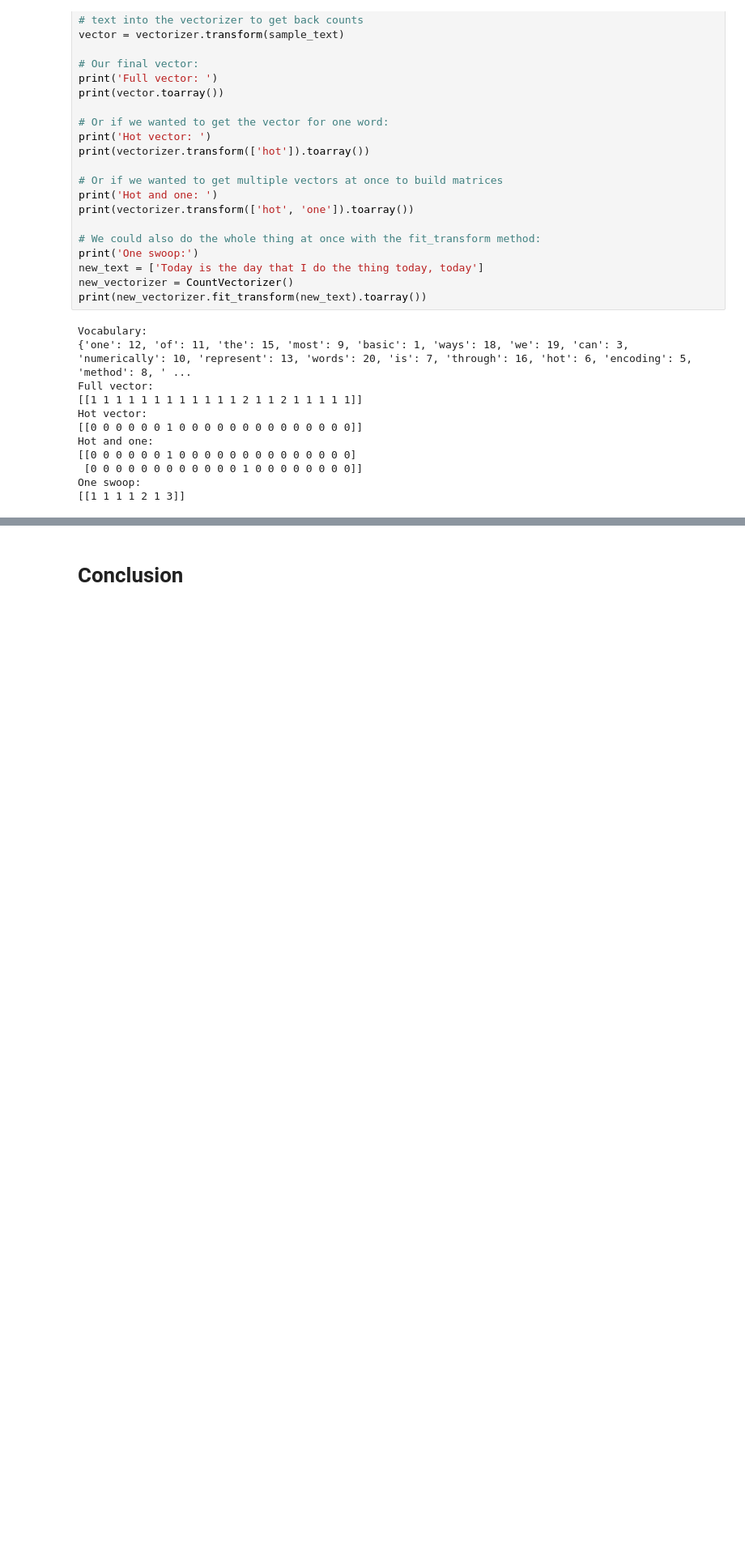
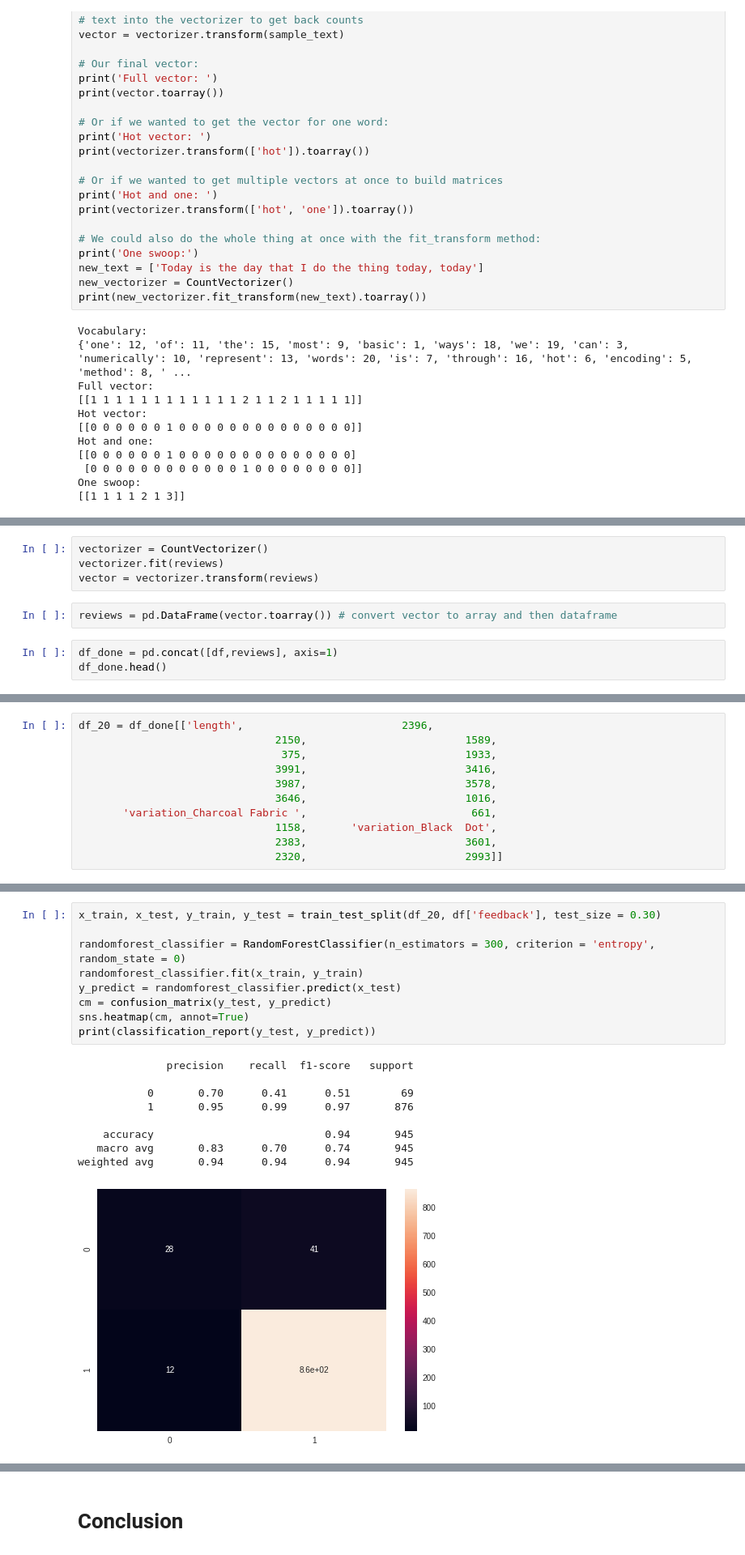
Before and after one commit to XiaonaZhou/data_analytics_2, a Jupyter notebook: Python/Unit_4/Amazon_Alexa_Review_RandomForest_Classifications_Guided_Project.ipynb, the cells around one changed output, grey strips where cells are left out. Shown at 81% size. Saved outputs shown, nothing was run; the diff lists cells and outputs as text; blank space fills up the shorter version.

```diff
--- a/Python/Unit_4/Amazon_Alexa_Review_RandomForest_Classifications_Guided_Project.ipynb
+++ b/Python/Unit_4/Amazon_Alexa_Review_RandomForest_Classifications_Guided_Project.ipynb
@@ -404,0 +250,9 @@ cm = confusion_matrix(y_test, y_predict)
+# %%
+vectorizer = CountVectorizer()
+vectorizer.fit(reviews)
+vector = vectorizer.transform(reviews)
+# %%
+reviews = pd.DataFrame(vector.toarray()) # convert vector to array and then dataframe
+# %%
+df_done = pd.concat([df,reviews], axis=1)
+df_done.head()
@@ -489,0 +370,11 @@ weighted avg       0.95      0.94      0.93       630
+# %%
+df_20 = df_done[['length',                         2396,
+                               2150,                         1589,
+                                375,                         1933,
+                               3991,                         3416,
+                               3987,                         3578,
+                               3646,                         1016,
+       'variation_Charcoal Fabric ',                          661,
+                               1158,       'variation_Black  Dot',
+                               2383,                         3601,
+                               2320,                         2993]]
@@ -489,0 +390,19 @@ weighted avg       0.95      0.94      0.93       630
+# %%
+x_train, x_test, y_train, y_test = train_test_split(df_20, df['feedback'], test_size = 0.30)
+
+randomforest_classifier = RandomForestClassifier(n_estimators = 300, criterion = 'entropy', random_state = 0)
+randomforest_classifier.fit(x_train, y_train)
+y_predict = randomforest_classifier.predict(x_test)
+cm = confusion_matrix(y_test, y_predict)
+sns.heatmap(cm, annot=True)
+print(classification_report(y_test, y_predict))
+# %% [output]
+              precision    recall  f1-score   support
+
+           0       0.70      0.41      0.51        69
+           1       0.95      0.99      0.97       876
+
+    accuracy                           0.94       945
+   macro avg       0.83      0.70      0.74       945
+weighted avg       0.94      0.94      0.94       945
+[figure, added]
```
Also changed, not shown: parts of 123 cells of this notebook.
